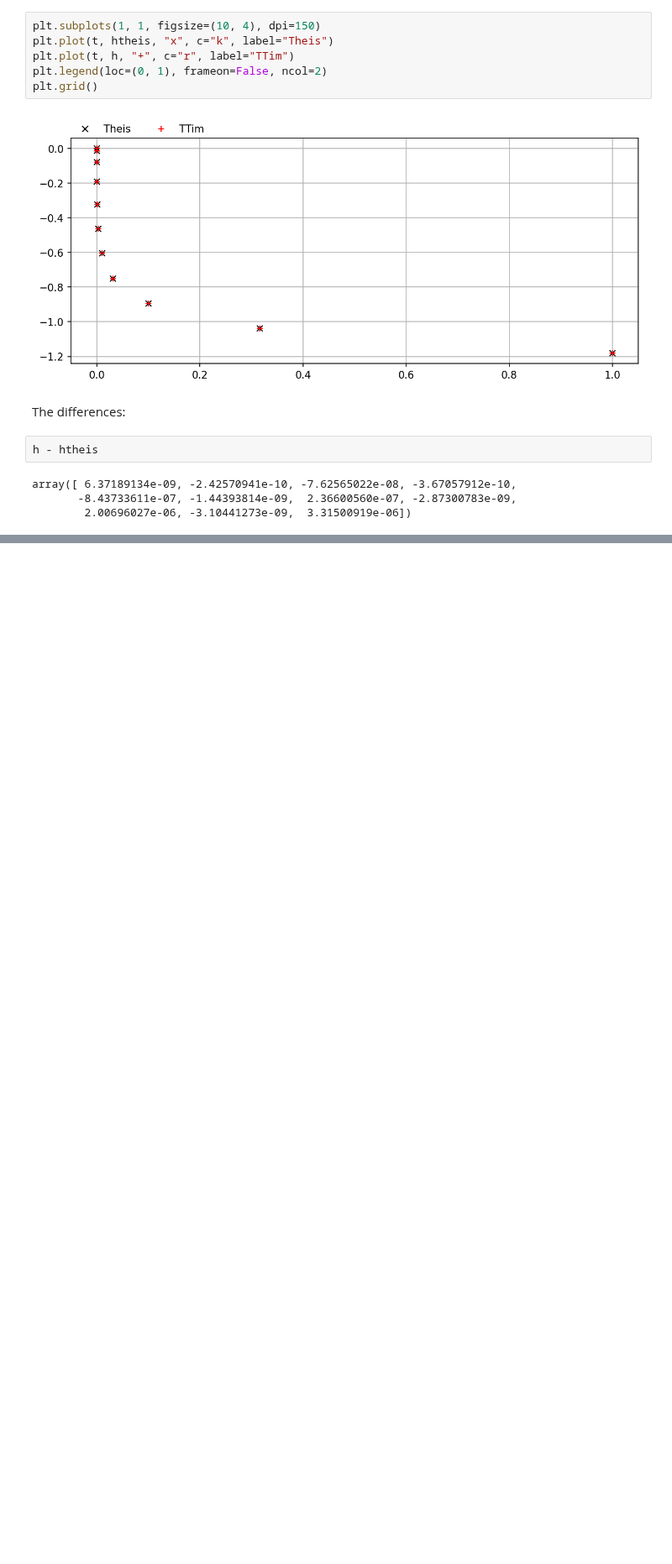
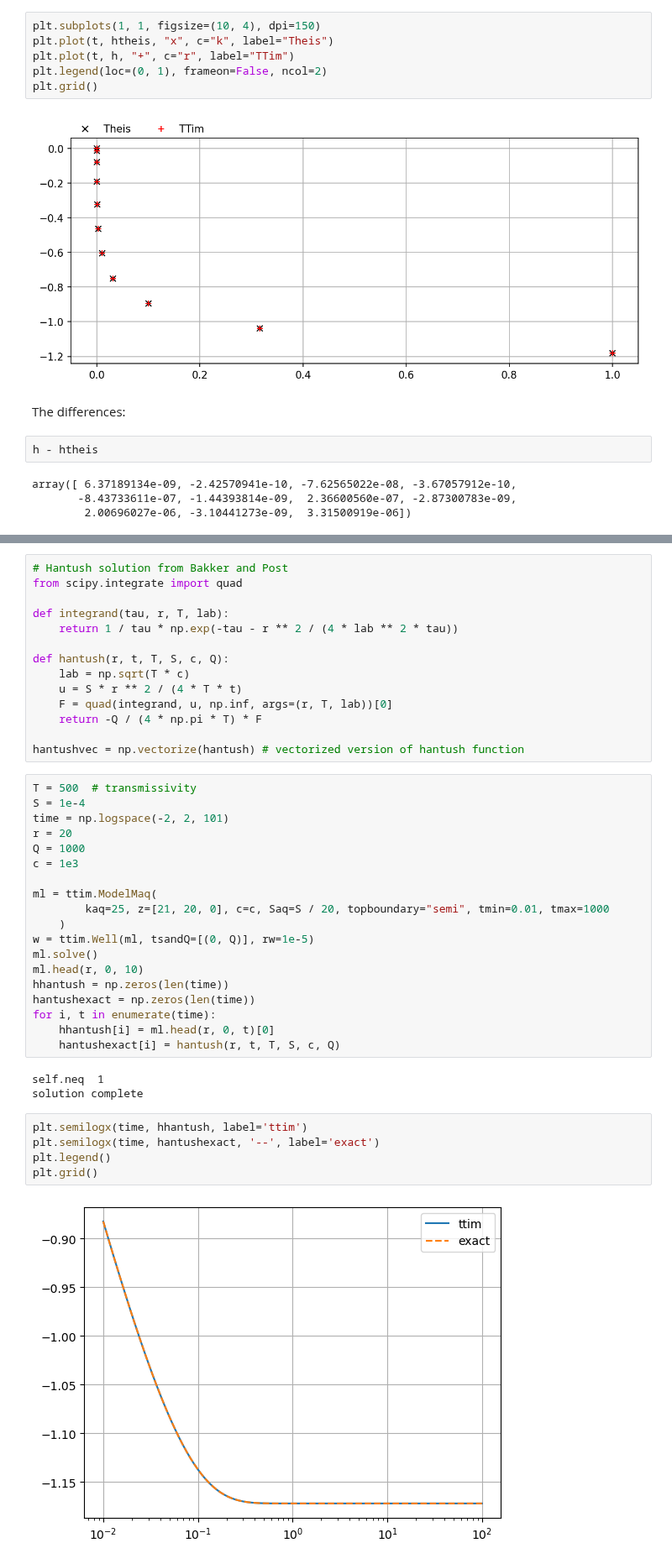
Before and after one commit to mbakker7/ttim, a Jupyter notebook: docs/03examples/test_t_intervals.ipynb, the cells around one changed output, grey strips where cells are left out. Shown at 84% size. Drawn from its saved outputs; the diff is of its cells as text; blank space fills up the shorter version.

Commit message:
Added Hantush

```diff
--- a/docs/03examples/test_t_intervals.ipynb
+++ b/docs/03examples/test_t_intervals.ipynb
@@ -94,0 +97,43 @@ array([ 6.37189134e-09, -2.42570941e-10, -7.62565022e-08, -3.67057912e-10,
+# %%
+# Hantush solution from Bakker and Post
+from scipy.integrate import quad
+
+def integrand(tau, r, T, lab):
+    return 1 / tau * np.exp(-tau - r ** 2 / (4 * lab ** 2 * tau))
+
+def hantush(r, t, T, S, c, Q):
+    lab = np.sqrt(T * c)
+    u = S * r ** 2 / (4 * T * t)
+    F = quad(integrand, u, np.inf, args=(r, T, lab))[0]
+    return -Q / (4 * np.pi * T) * F
+
+hantushvec = np.vectorize(hantush) # vectorized version of hantush function
+# %%
+T = 500  # transmissivity
+S = 1e-4
+time = np.logspace(-2, 2, 101)
+r = 20
+Q = 1000
+c = 1e3
+
+ml = ttim.ModelMaq(
+        kaq=25, z=[21, 20, 0], c=c, Saq=S / 20, topboundary="semi", tmin=0.01, tmax=1000
+    )
+w = ttim.Well(ml, tsandQ=[(0, Q)], rw=1e-5)
+ml.solve()
+ml.head(r, 0, 10)
+hhantush = np.zeros(len(time))
+hantushexact = np.zeros(len(time))
+for i, t in enumerate(time):
+    hhantush[i] = ml.head(r, 0, t)[0]
+    hantushexact[i] = hantush(r, t, T, S, c, Q)
+# %% [output]
+self.neq  1
+solution complete
+# %%
+plt.semilogx(time, hhantush, label='ttim')
+plt.semilogx(time, hantushexact, '--', label='exact')
+plt.legend()
+plt.grid()
+# %% [output]
+[figure, added]
```
Also changed, not shown: parts of 1 cell of this notebook.
